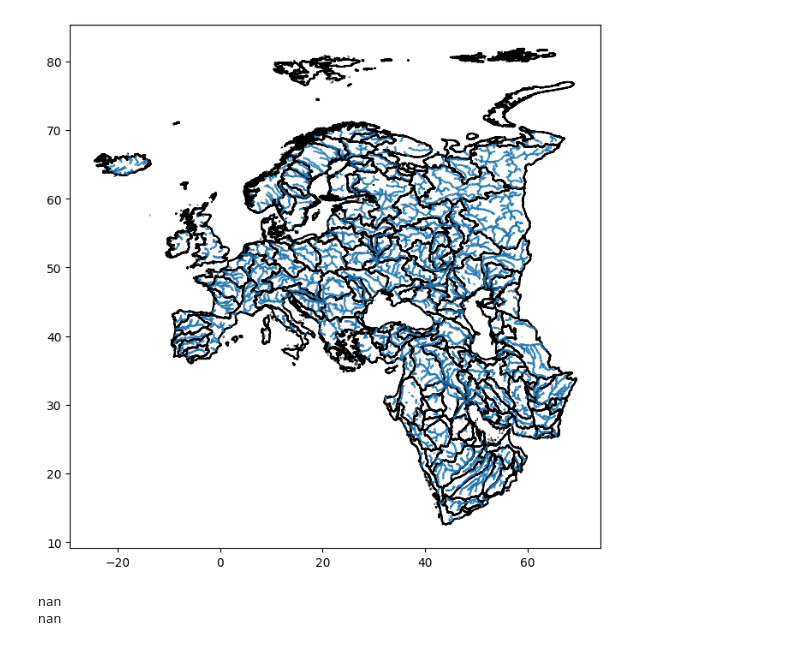
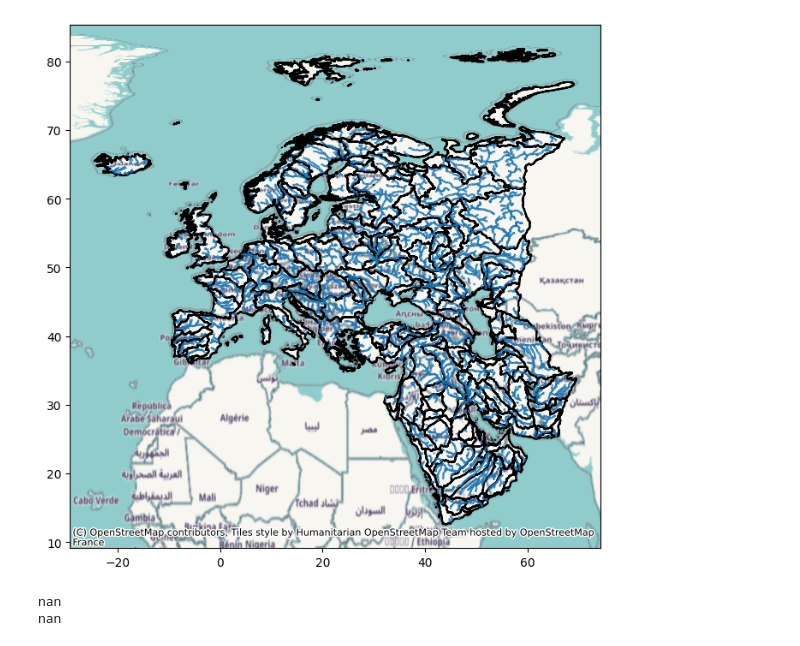
Before and after one commit to lgroenhart/AMDFLOW, a Jupyter notebook: data_exploration.ipynb, the cells around one changed output. Saved outputs shown, nothing was run; the diff lists cells and outputs as text; code cells hidden in the pictures.

```diff
--- a/data_exploration.ipynb
+++ b/data_exploration.ipynb
@@ -18,9 +19,10 @@ mask_strahler_five = rivers_eu["ORD_STRA"] >= 5
 rivers_eu_five = rivers_eu[mask_strahler_five]
 # %%
 ax = basins_eu_me.boundary.plot(edgecolor = "k", figsize= (8, 8))
-rivers_eu_five.plot(ax = ax);
+rivers_eu_five.plot(ax = ax)
+cx.add_basemap(ax, crs=rivers_eu_five.crs);
 # %% [output]
-[figure, old version]
+[figure, new version]
 # %%
 IPB = basins_eu_me.iloc[45:53]
 spain_mask  = countries["English_Nam"] == "Spain"
```
Also changed, not shown: parts of 20 cells of this notebook, 1 other file.
